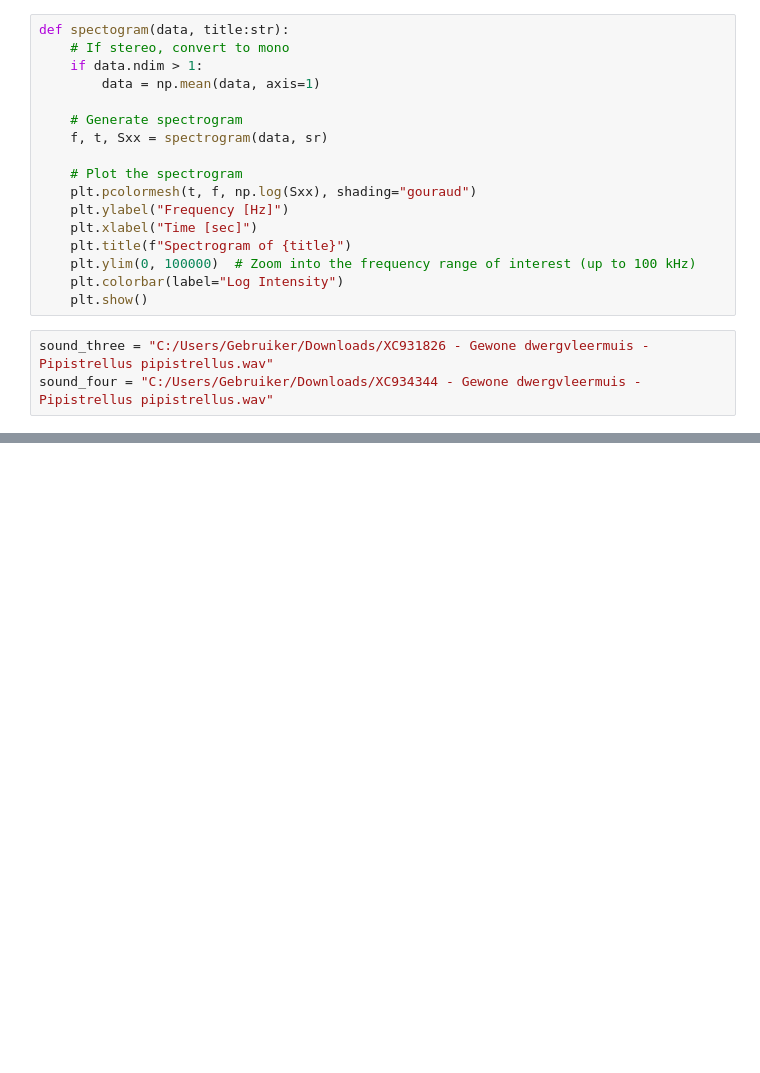
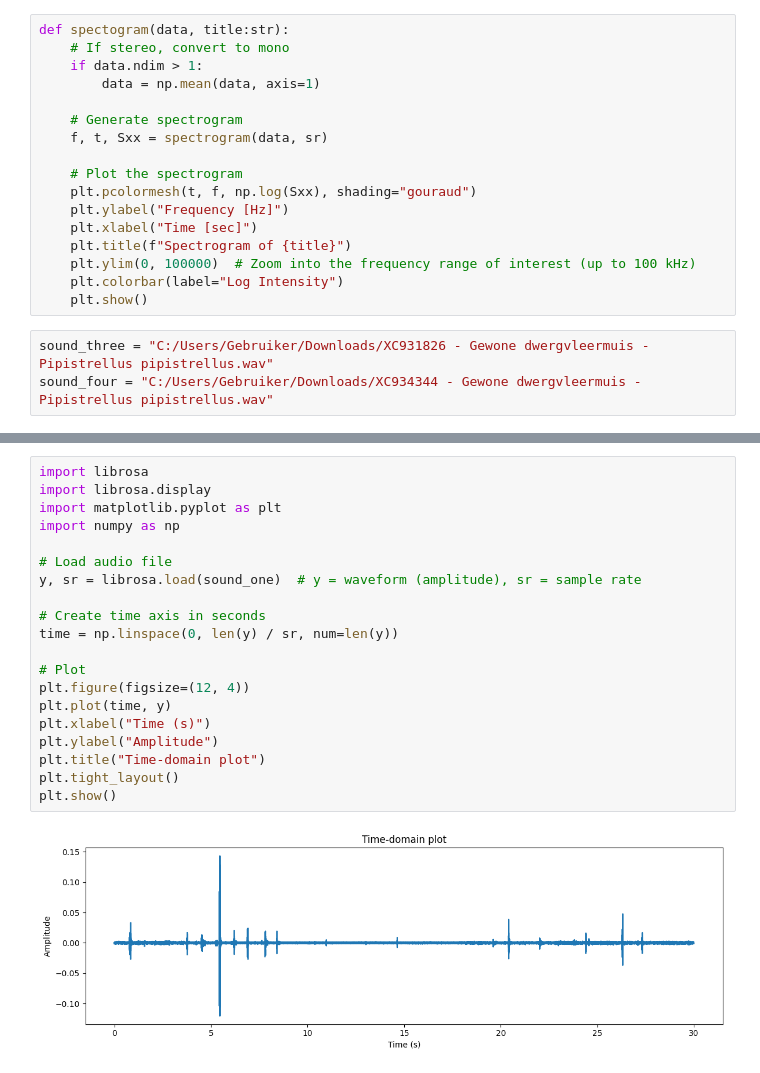
Before and after one commit to Jip-M/Applied-ML-Template, a Jupyter notebook: notebooks/data_analysis.ipynb, the cells around one changed output, grey strips where cells are left out. Drawn from its saved outputs; the diff is of its cells as text; blank space fills up the shorter version.

```diff
--- a/notebooks/data_analysis.ipynb
+++ b/notebooks/data_analysis.ipynb
@@ -107,0 +93,22 @@ NameError: name 'wavfile' is not defined
+# %%
+import librosa
+import librosa.display
+import matplotlib.pyplot as plt
+import numpy as np
+
+# Load audio file
+y, sr = librosa.load(sound_one)  # y = waveform (amplitude), sr = sample rate
+
+# Create time axis in seconds
+time = np.linspace(0, len(y) / sr, num=len(y))
+
+# Plot
+plt.figure(figsize=(12, 4))
+plt.plot(time, y)
+plt.xlabel("Time (s)")
+plt.ylabel("Amplitude")
+plt.title("Time-domain plot")
+plt.tight_layout()
+plt.show()
+# %% [output]
+[figure, added]
```
Also changed, not shown: parts of 5 cells of this notebook.
